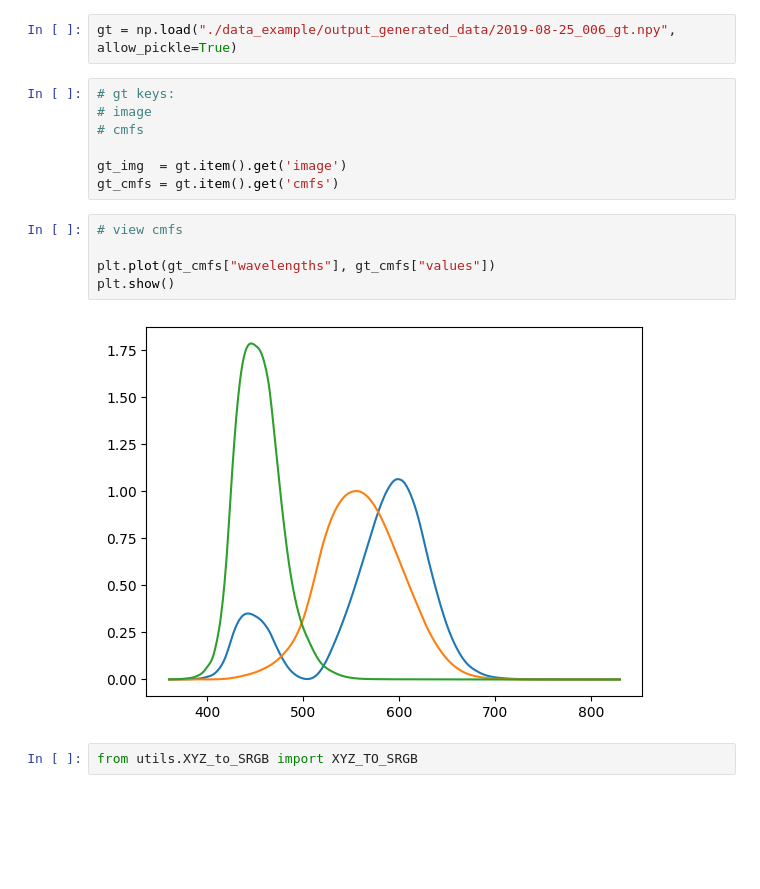
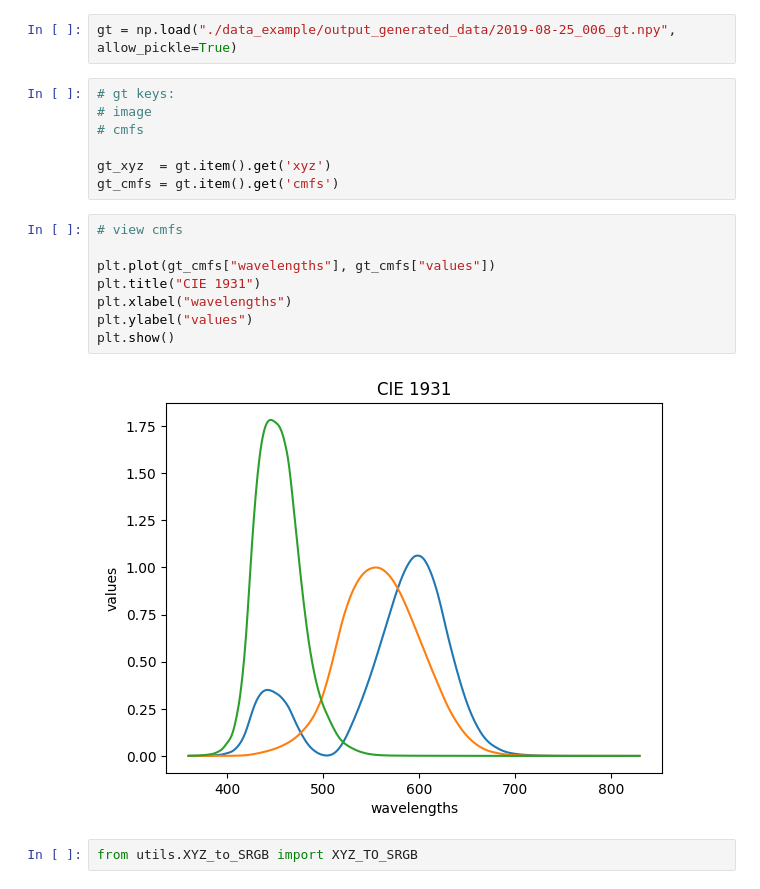
Before and after one commit to createcolor/CCV23.HSE, a Jupyter notebook: Hackaton/example_to_read_data.ipynb, the cells around one changed output. Drawn from its saved outputs; the diff is of its cells as text; blank space fills up the shorter version.

```diff
--- a/Hackaton/example_to_read_data.ipynb
+++ b/Hackaton/example_to_read_data.ipynb
@@ -10,15 +10,18 @@ gt = np.load("./data_example/output_generated_data/2019-08-25_006_gt.npy", allow
 # image
 # cmfs
 
-gt_img  = gt.item().get('image')
+gt_xyz  = gt.item().get('xyz')
 gt_cmfs = gt.item().get('cmfs')
 # %%
 # view cmfs
 
 plt.plot(gt_cmfs["wavelengths"], gt_cmfs["values"])
+plt.title("CIE 1931")
+plt.xlabel("wavelengths")
+plt.ylabel("values")
 plt.show()
 # %% [output]
-[figure, old version]
+[figure, new version]
 # %%
 from utils.XYZ_to_SRGB import XYZ_TO_SRGB
 # %%
```
Also changed, not shown: parts of 10 cells of this notebook, 5 other files.
